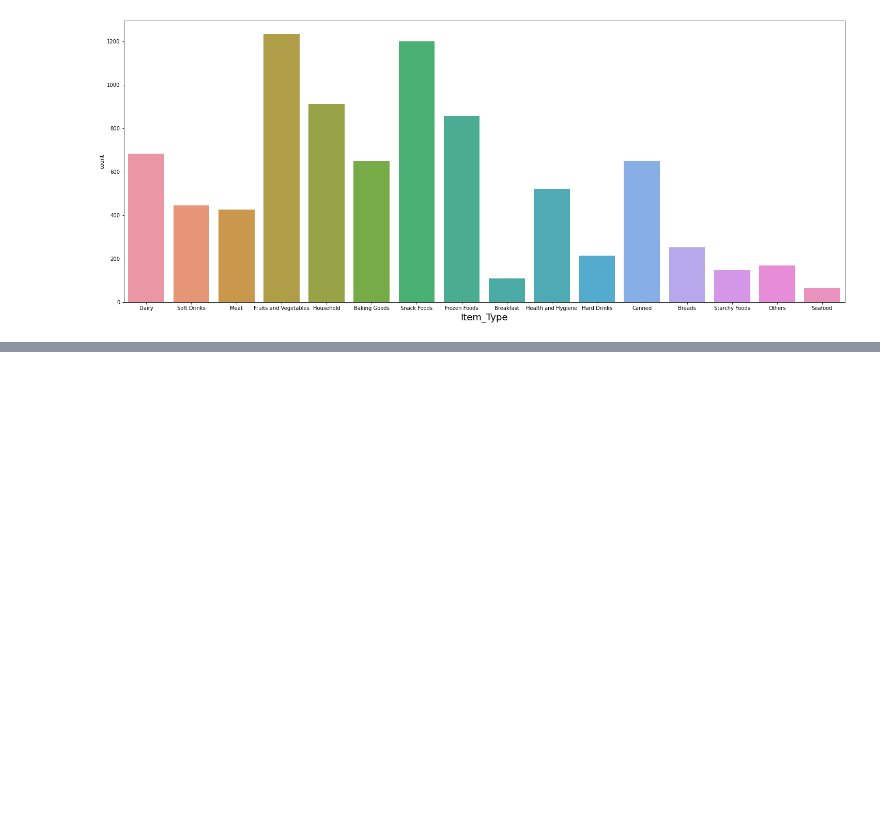
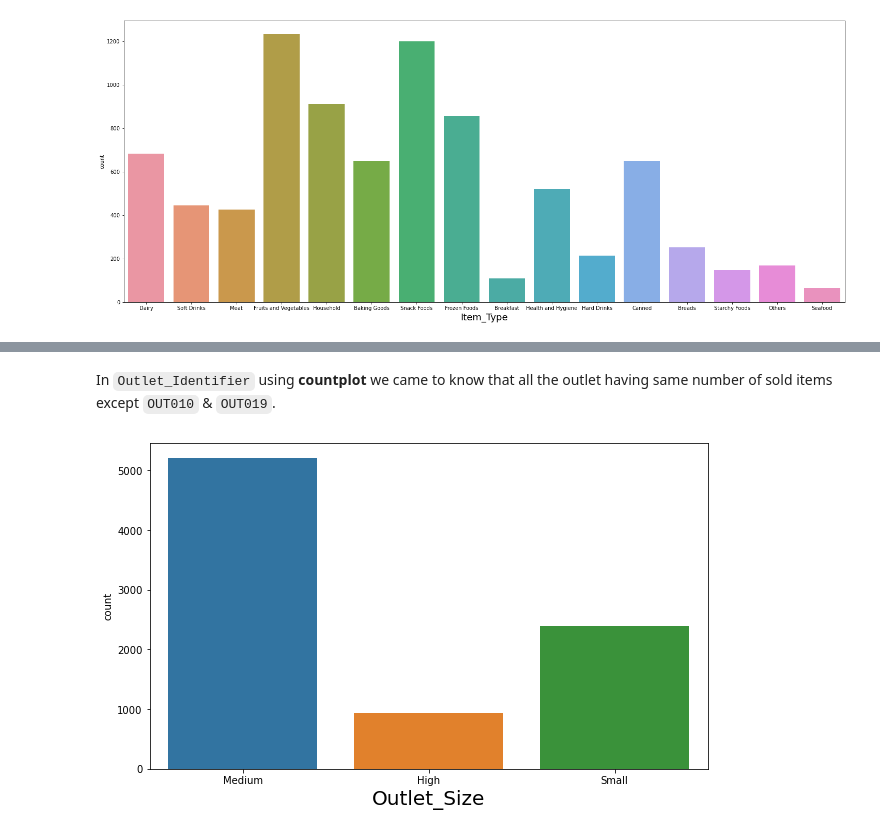
Before and after one commit to RaqeebShaikh12/EDA-BIG-MART-SALES, a Jupyter notebook: EDA END TERM BIG MART SALES.ipynb, the cells around one changed output, grey strips where cells are left out. Drawn from its saved outputs; the diff is of its cells as text; code cells hidden in the pictures; blank space fills up the shorter version.

```diff
--- a/EDA END TERM BIG MART SALES.ipynb
+++ b/EDA END TERM BIG MART SALES.ipynb
@@ -265,0 +274,10 @@ In `Item_Type` by using countplot we find that **Fruits and Vegetables** & **Sna
+# %% [markdown]
+In `Outlet_Identifier` using **countplot** we came to know that all the outlet having same number of sold items except `OUT010` & `OUT019`.
+# %%
+# Graph for Outlet_Size using countplot
+plt.figure(figsize=(10,6))
+sns.countplot(x='Outlet_Size', data=inp0)
+plt.xlabel('Outlet_Size', fontsize= 20)
+plt.show()
+# %% [output]
+[figure, added]
```
Also changed, not shown: parts of 15 cells of this notebook.
